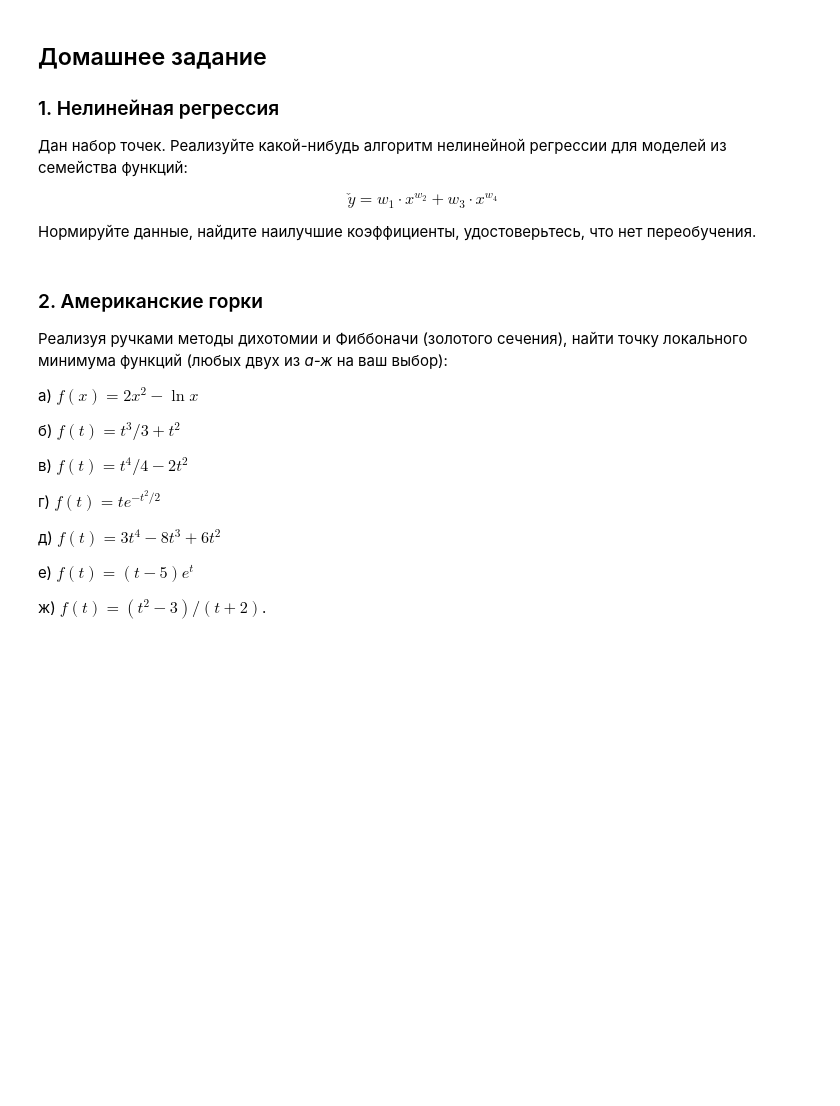
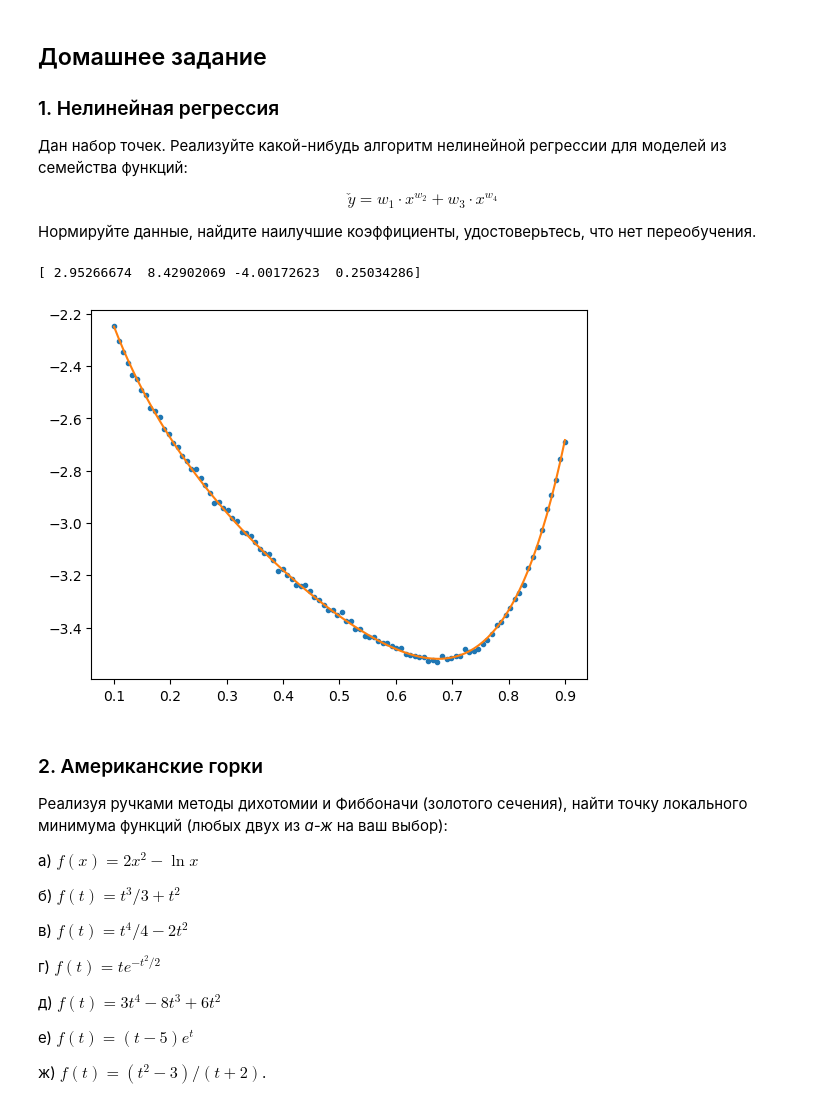
Before and after one commit to pinbraerts/vychmaty, a Jupyter notebook: week7.ipynb, the cells around one changed output. Cells and saved outputs as stored; diff of their text form; code cells hidden in the pictures; blank space fills up the shorter version.

```diff
--- a/week7.ipynb
+++ b/week7.ipynb
@@ -89,12 +0,0 @@ $$
-# %%
-import numpy as np
-from scipy.optimize import minimize_scalar # За нас всё уже реализовали :)
-
-def f(x):
-    return np.cos(x)
-
-res = minimize_scalar(f) # По умолчанию использует метод Брента
-
-print(res)
-
-res.x, res.fun, res.nit # Сошёлся за 8 итераций!
@@ -596,8 +14,7 @@ x=[0.1,0.10808081,0.11616162,0.12424242,0.13232323,0.14040404,
    0.14848485,0.15656566,0.16464646,0.17272727,0.18080808,
    0.18888889,0.1969697,0.20505051,0.21313131,0.22121212,
    0.22929293,0.23737374,0.24545455,0.25353535,0.26161616,
-   0.26969697,0.27777778,0.28585859,0.29393939,0.3020202,
-   0.31010101,0.31818182,0.32626263,0.33434343,0.34242424,
+   0.26969697,0.27777778,0.28585859,0.29393939,0.3020202, 0.31010101,0.31818182,0.32626263,0.33434343,0.34242424,
    0.35050505,0.35858586,0.36666667,0.37474747,0.38282828,
    0.39090909,0.3989899,0.40707071,0.41515152,0.42323232,
    0.43131313,0.43939394,0.44747475,0.45555556,0.46363636,
@@ -638,3 +55,7 @@ y = [-2.24812911, -2.30215341, -2.34463875, -2.38651064,
      -3.28934964, -3.26814804, -3.23547615, -3.1707224,
      -3.12910072, -3.09300443, -3.02523152, -2.9453774,
      -2.89454317, -2.83662685, -2.75433056, -2.68946573]
+# %%
+import numpy as np
+x = np.array(x)
+y = np.array(y)
@@ -641,3 +149,35 @@ y = [-2.24812911, -2.30215341, -2.34463875, -2.38651064,
+# %%
+import matplotlib.pyplot as plt
+
+def f(w, x):
+    return w[0] * x ** w[1] + w[2] * x ** w[3]
+
+def mse(w):
+    return np.square(f(w, x) - y).mean()
+
+def grad_mse(w):
+    d = (f(w, x) - y)
+    return 2 * np.array([
+        d * x ** w[1],
+        d * w[0] * np.log(x) * x ** w[1],
+        d * x ** w[3],
+        d * w[2] * np.log(x) * x ** w[3],
+    ]).mean(axis=1)
+
+w = np.array([1, 4, -1, 1], dtype=float)
+w = conjugate(mse, grad_mse, w, e=1e-4)
+print(w)
+# steps = conjugate(mnk, grad_mnk, w, steps=True)
+if isinstance(w, str):
+    print(w)
+else:
+    plt.plot(x, y, '.')
+    plt.plot(x, f(w, x))
+
+# plt.plot(steps.T[0], steps.T[1], '.')
+# %% [output]
+[ 2.95266674  8.42902069 -4.00172623  0.25034286]
+[figure, added]
 # %% [markdown]
 ### 2. Американские горки
 
```
Also changed, not shown: parts of 30 cells of this notebook.
